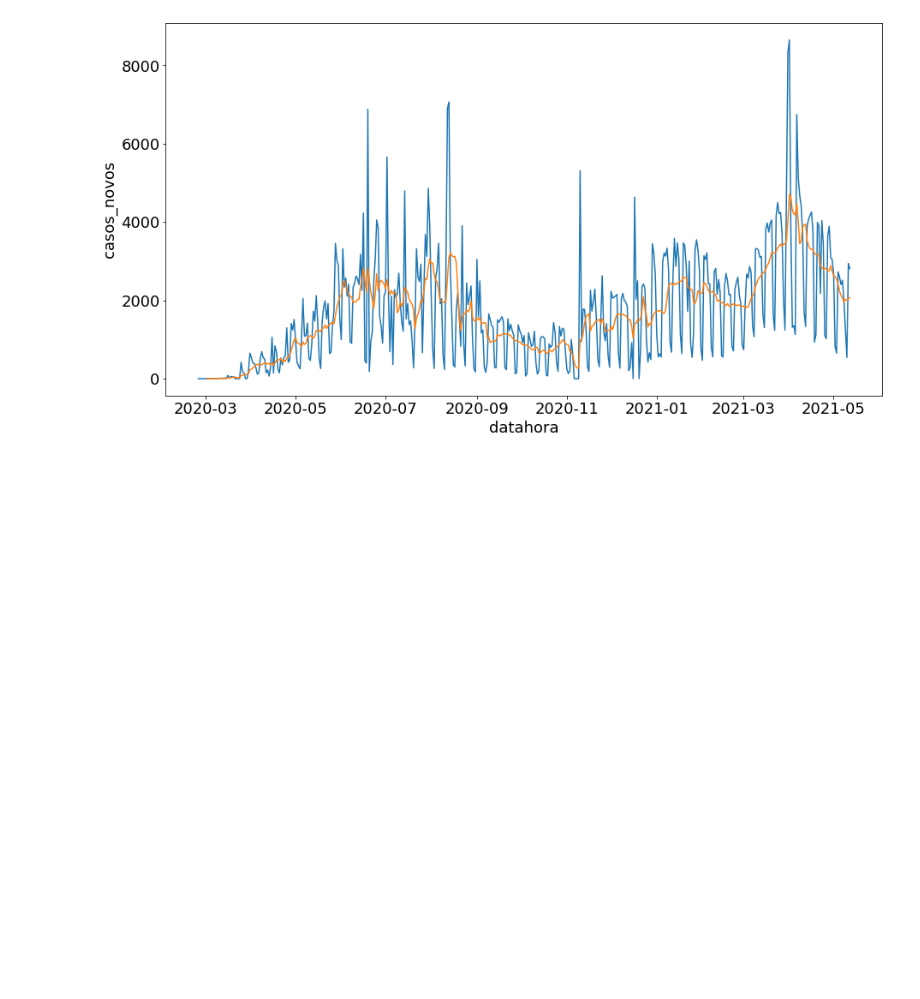
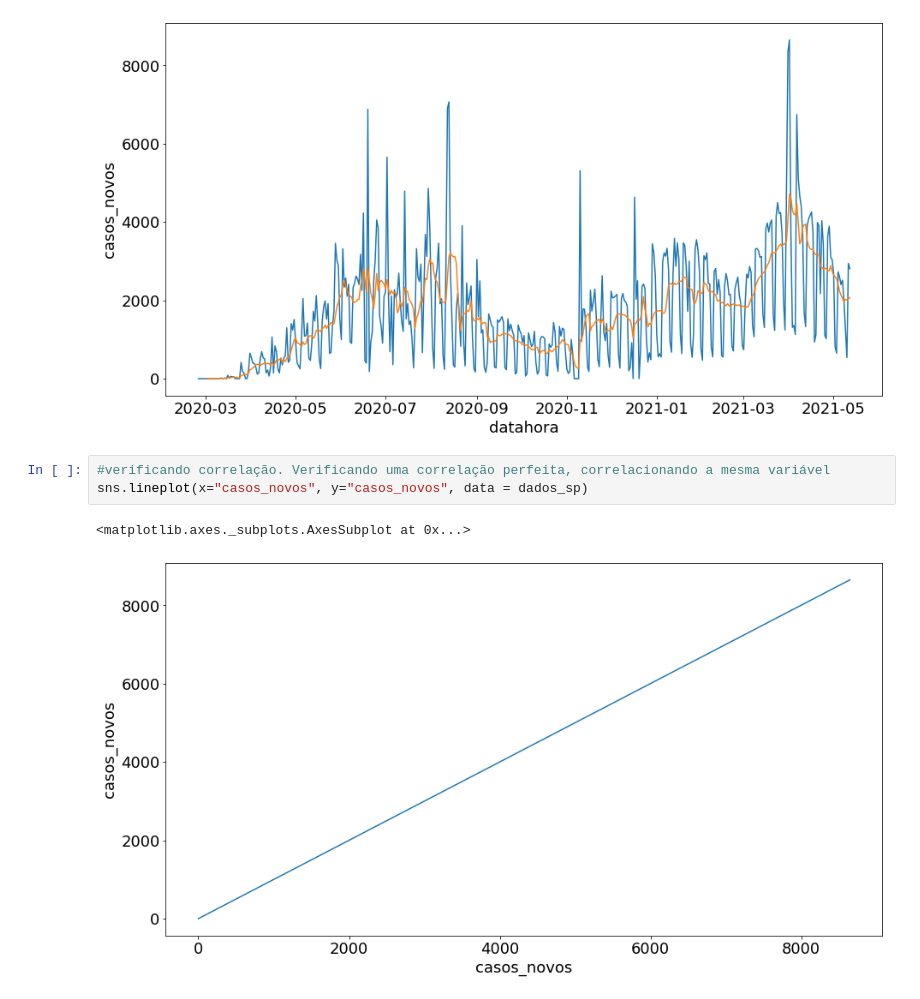
Before and after one commit to laugustovieira/prophet_covid, a Jupyter notebook: prophet_covid.ipynb, the cells around one changed output. Drawn from its saved outputs; the diff is of its cells as text; blank space fills up the shorter version.

Commit message:
correlação e função de auto correlação

```diff
--- a/prophet_covid.ipynb
+++ b/prophet_covid.ipynb
@@ -175,3 +175,9 @@ sns.lineplot(x="datahora", y="media_movel_casos", data=dados_sp )
 # %% [output]
 <matplotlib.axes._subplots.AxesSubplot at 0x...>
 [figure]
+# %%
+#verificando correlação. Verificando uma correlação perfeita, correlacionando a mesma variável
+sns.lineplot(x="casos_novos", y="casos_novos", data = dados_sp)
+# %% [output]
+<matplotlib.axes._subplots.AxesSubplot at 0x...>
+[figure, added]
```
Also changed, not shown: parts of 10 cells of this notebook.
